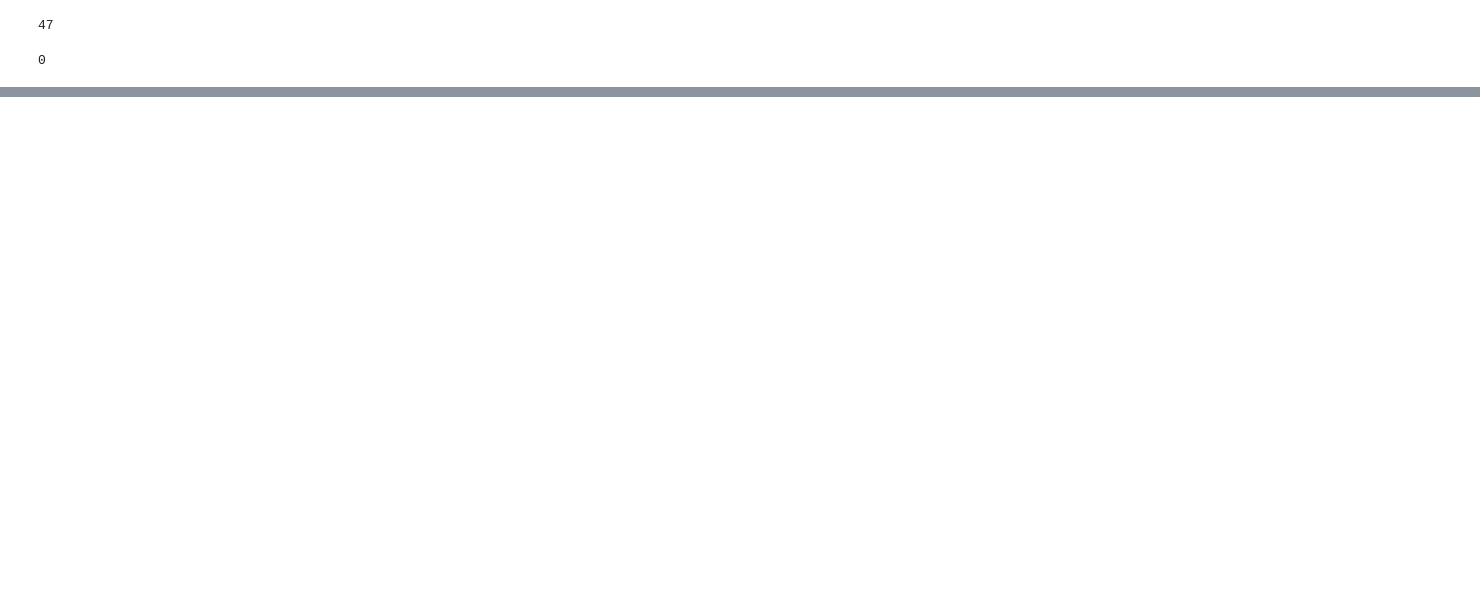
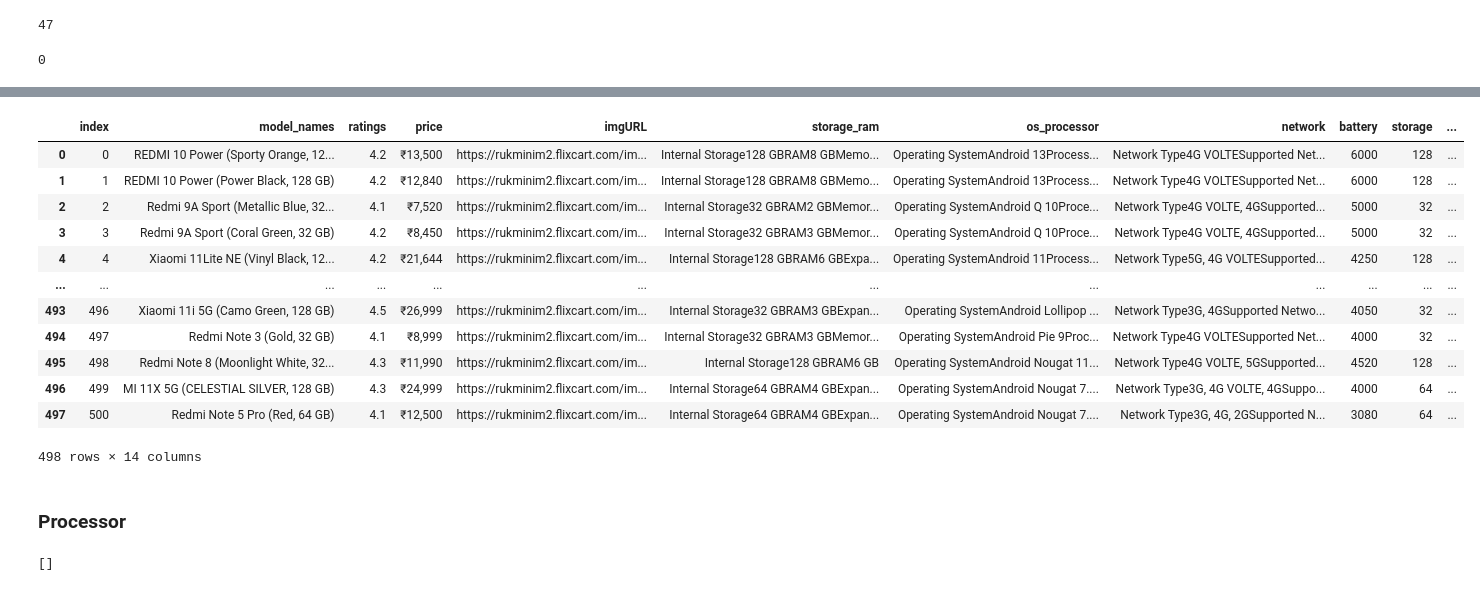
Before and after one commit to GyanPrakashkushwaha/MobileRecommenderSystem, a Jupyter notebook: notebook/EDA/mi_smartphones.ipynb, the cells around one changed output, grey strips where cells are left out. Saved outputs shown, nothing was run; the diff lists cells and outputs as text; code cells hidden in the pictures; blank space fills up the shorter version.

```diff
--- a/notebook/EDA/mi_smartphones.ipynb
+++ b/notebook/EDA/mi_smartphones.ipynb
@@ -109,0 +657,4 @@ random_values('model_names')
+# %%
+for i in [12, 36, 37, 41, 47, 187, 190, 191, 192, 197, 202, 307, 309, 311, 391]:
+    gen_word = df['processors'].iloc[i]
+    print(gen_word)
@@ -109,0 +723,8 @@ random_values('model_names')
+# %%
+
+for i in [12, 36, 37, 41, 47, 187, 190, 191, 192, 197, 202, 307, 309, 311, 391]:
+    gen_word = df['processors'].iloc[i]
+    print(gen_word)
+    patt = r'\d'
+    match = re.findall(patt,gen_word)
+    print(match[2]) # this is good.
@@ -109,0 +770,10 @@ random_values('model_names')
+# %%
+def get_processors(txt):
+    pattern=r'Gen'
+    found = re.search(pattern,txt)
+    if found != None:
+        pattern_ = r'\d'
+        match = re.findall(pattern_,txt)
+        return match[2]
+    else:
+        return txt
@@ -109,0 +784,2 @@ random_values('model_names')
+# %%
+df['processor_type'] =df['processors'].apply(get_processors)
@@ -109,0 +795,23 @@ random_values('model_names')
+# %%
+df
+# %% [output]
+|  | index | model_names | ratings | price | imgURL | storage_ram | os_processor | network | battery | storage | ... |
+| 0 | 0 | REDMI 10 Power (Sporty Orange, 12... | 4.2 | ₹13,500 | https://rukminim2.flixcart.com/im... | Internal Storage128 GBRAM8 GBMemo... | Operating SystemAndroid 13Process... | Network Type4G VOLTESupported Net... | 6000 | 128 | ... |
+| 1 | 1 | REDMI 10 Power (Power Black, 128 GB) | 4.2 | ₹12,840 | https://rukminim2.flixcart.com/im... | Internal Storage128 GBRAM8 GBMemo... | Operating SystemAndroid 13Process... | Network Type4G VOLTESupported Net... | 6000 | 128 | ... |
+| 2 | 2 | Redmi 9A Sport (Metallic Blue, 32... | 4.1 | ₹7,520 | https://rukminim2.flixcart.com/im... | Internal Storage32 GBRAM2 GBMemor... | Operating SystemAndroid Q 10Proce... | Network Type4G VOLTE, 4GSupported... | 5000 | 32 | ... |
+| 3 | 3 | Redmi 9A Sport (Coral Green, 32 GB) | 4.2 | ₹8,450 | https://rukminim2.flixcart.com/im... | Internal Storage32 GBRAM3 GBMemor... | Operating SystemAndroid Q 10Proce... | Network Type4G VOLTE, 4GSupported... | 5000 | 32 | ... |
+| 4 | 4 | Xiaomi 11Lite NE (Vinyl Black, 12... | 4.2 | ₹21,644 | https://rukminim2.flixcart.com/im... | Internal Storage128 GBRAM6 GBExpa... | Operating SystemAndroid 11Process... | Network Type5G, 4G VOLTESupported... | 4250 | 128 | ... |
+| ... | ... | ... | ... | ... | ... | ... | ... | ... | ... | ... | ... |
+| 493 | 496 | Xiaomi 11i 5G (Camo Green, 128 GB) | 4.5 | ₹26,999 | https://rukminim2.flixcart.com/im... | Internal Storage32 GBRAM3 GBExpan... | Operating SystemAndroid Lollipop ... | Network Type3G, 4GSupported Netwo... | 4050 | 32 | ... |
+| 494 | 497 | Redmi Note 3 (Gold, 32 GB) | 4.1 | ₹8,999 | https://rukminim2.flixcart.com/im... | Internal Storage32 GBRAM3 GBMemor... | Operating SystemAndroid Pie 9Proc... | Network Type4G VOLTESupported Net... | 4000 | 32 | ... |
+| 495 | 498 | Redmi Note 8 (Moonlight White, 32... | 4.3 | ₹11,990 | https://rukminim2.flixcart.com/im... | Internal Storage128 GBRAM6 GB | Operating SystemAndroid Nougat 11... | Network Type4G VOLTE, 5GSupported... | 4520 | 128 | ... |
+| 496 | 499 | MI 11X 5G (CELESTIAL SILVER, 128 GB) | 4.3 | ₹24,999 | https://rukminim2.flixcart.com/im... | Internal Storage64 GBRAM4 GBExpan... | Operating SystemAndroid Nougat 7.... | Network Type3G, 4G VOLTE, 4GSuppo... | 4000 | 64 | ... |
+| 497 | 500 | Redmi Note 5 Pro (Red, 64 GB) | 4.1 | ₹12,500 | https://rukminim2.flixcart.com/im... | Internal Storage64 GBRAM4 GBExpan... | Operating SystemAndroid Nougat 7.... | Network Type3G, 4G, 2GSupported N... | 3080 | 64 | ... |
+498 rows × 14 columns
+# %% [markdown]
+### Processor
+# %%
+patt = r'^Type+'
+re.findall(patt,df['processors'][4])
+# %% [output]
+[]
```
Also changed, not shown: parts of 145 cells of this notebook, 4 other files.
